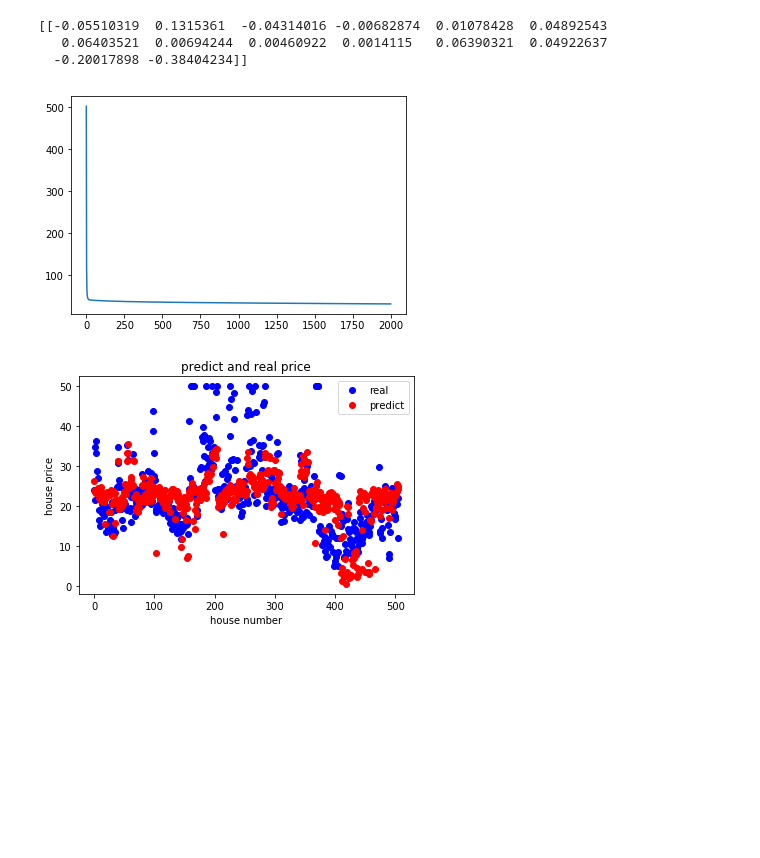
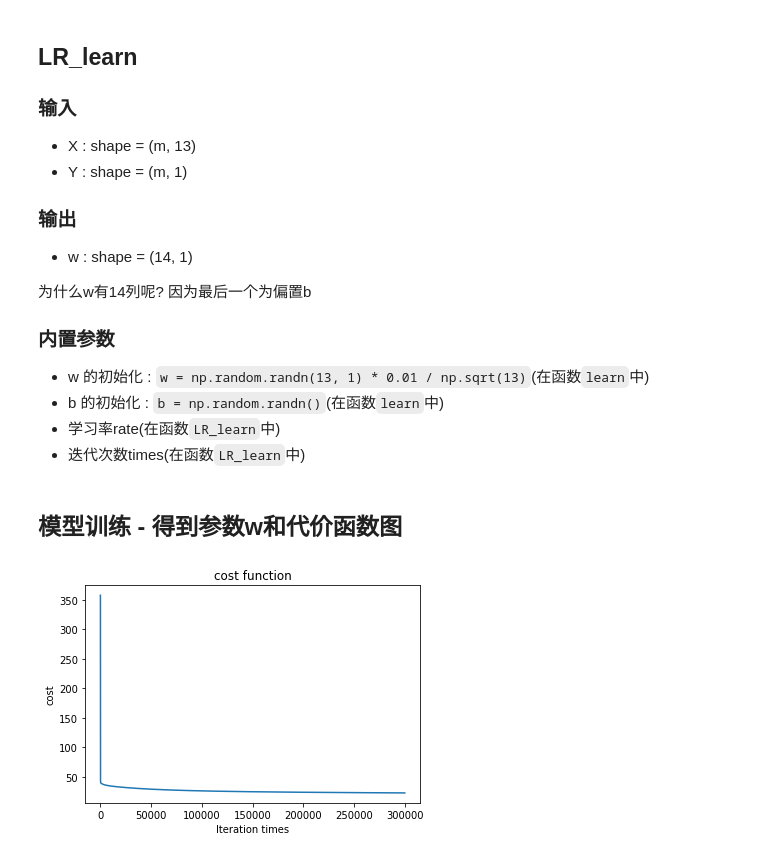
Before and after one commit to Anilople/ML-assignment, a Jupyter notebook: Boston Housing Problem/Linear regression.ipynb, the cells around one changed output. Saved outputs shown, nothing was run; the diff lists cells and outputs as text; code cells hidden in the pictures; blank space fills up the shorter version.

```diff
--- a/Boston Housing Problem/Linear regression.ipynb
+++ b/Boston Housing Problem/Linear regression.ipynb
@@ -192,48 +241,41 @@ def learn(train_X, train_Y, rate, times):
+# %% [markdown]
+## LR_learn
+
+### 输入
+
+* X : shape = (m, 13)
+* Y : shape = (m, 1)
+
+
+
+### 输出
+
+* w : shape = (14, 1)
+
+为什么w有14列呢? 因为最后一个为偏置b
+
+### 内置参数
+
+* w 的初始化 : `w = np.random.randn(13, 1) * 0.01 / np.sqrt(13)`(在函数`learn`中)
+* b 的初始化 : `b = np.random.randn()`(在函数`learn`中)
+* 学习率rate(在函数`LR_learn`中)
+* 迭代次数times(在函数`LR_learn`中)
 # %%
 # X -- 保证数据为13列的矩阵
 # Y -- 保证数据为1列的矩阵
 def LR_learn(X, Y):
-    assert(type(X) == numpy.ndarray)
-    assert(type(Y) == numpy.ndarray)
-    assert(type(len(X.shape)) == 2 and X.shape[1] == 13), "x's data size is wrong"
-    assert(type(len(Y.shape)) == 2 and Y.shape[1] == 1), "y's data size is wrong"
+    assert(type(X) == np.ndarray)
+    assert(type(Y) == np.ndarray)
+    assert(len(X.shape) == 2 and X.shape[1] == 13), "X shape:"+str(X.shape)
+    assert(len(Y.shape) == 2 and Y.shape[1] == 1), "Y shape:"+str(Y.shape)
     np.random.seed(1) # 随机数种子
 
-    rate = 1 * 1e-7 # 学习率
-    times = 500 # 迭代次数
+    rate = 1 * 1e-9 # 学习率
+    times = 300000 # 迭代次数
     w, costs = learn(X, Y, rate, times)
-
+    plt.plot(costs) # 画出代价函数 -- 迭代次数图
+    plt.xlabel("Iteration times")
+    plt.ylabel("cost")
+    plt.title("cost function")
+    plt.show() # 显示图片
     return w # shape = (14, 1), 最后一个参数为偏置
-# %%
-# my_X = np.array(range(13)).reshape(1, 13)
-# my_Y = np.array(3).reshape(1,1)
-w, costs = learn(X, Y, 1e-8, 2000)
-# w,b,costs = learn(X_normal, Y_normal, 1 * 1e-6, 30000)
-# w, costs = learn(X_minmax, Y_minmax, 1 * 1e-7, 500)
-
-print(w.T)
-plt.plot(costs)
-plt.show()
-
-# 下边是预测
-Y_predict = LRs_predict(X, w)
-# print("predict: "+str(LRs_predict(X[0].reshape(1, 13), w, b) * Y_sigma + Y_miu))
-# Y_predict = LRs_predict(X, w, b) * Y_sigma + Y_miu
-# Y_predict = LRs_predict(X, w) * (Y_max - Y_min) + Y_min
-# print(LRs_predict(X, w).shape)
-# print(Y_max.shape)
-# print(Y_min.shape)
-
-plt.plot(Y, 'bo', label = "real")
-plt.plot(Y_predict, 'ro', label = "predict")
-plt.title("predict and real price")
-plt.xlabel("house number")
-plt.ylabel("house price")
-plt.legend()
-plt.show()
-# %% [output]
-[[-0.05510319  0.1315361  -0.04314016 -0.00682874  0.01078428  0.04892543
-   0.06403521  0.00694244  0.00460922  0.0014115   0.06390321  0.04922637
-  -0.20017898 -0.38404234]]
-[figure, removed]
-[figure, removed]
@@ -239,0 +295,6 @@ plt.show()
+# %% [markdown]
+## 模型训练 - 得到参数w和代价函数图
+# %%
+w = LR_learn(train_X, train_Y)
+# %% [output]
+[figure, added]
```
Also changed, not shown: parts of 25 cells of this notebook.
